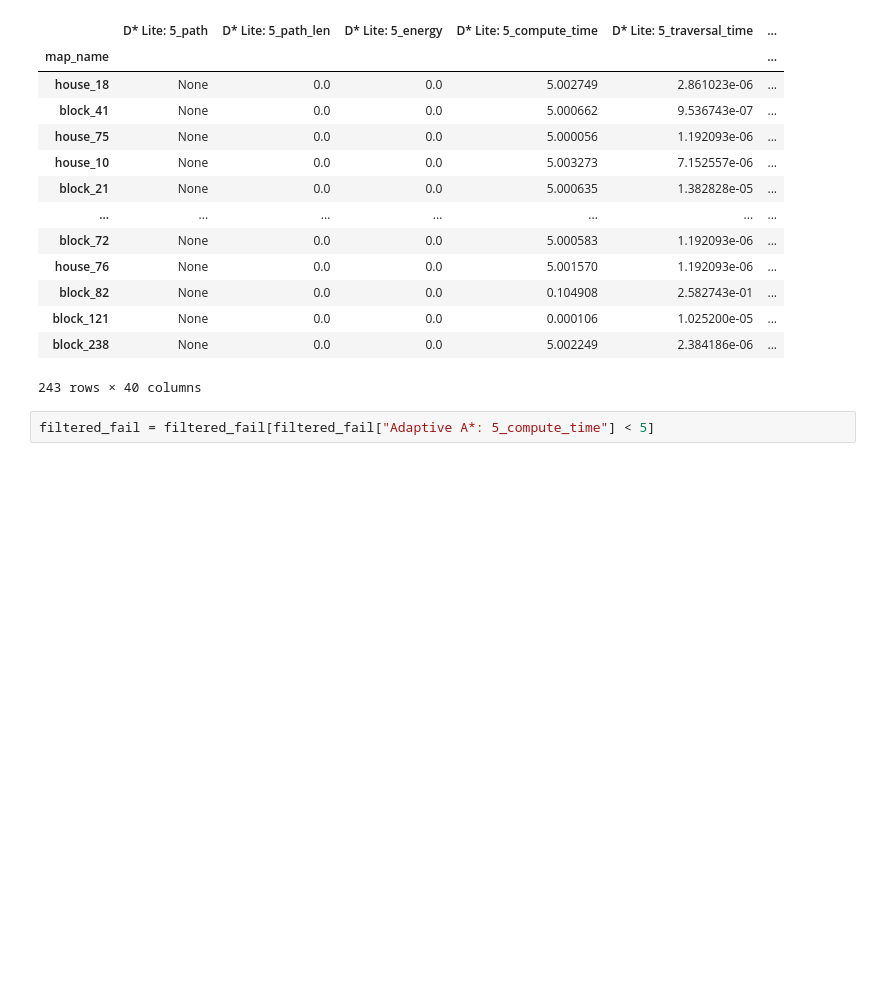
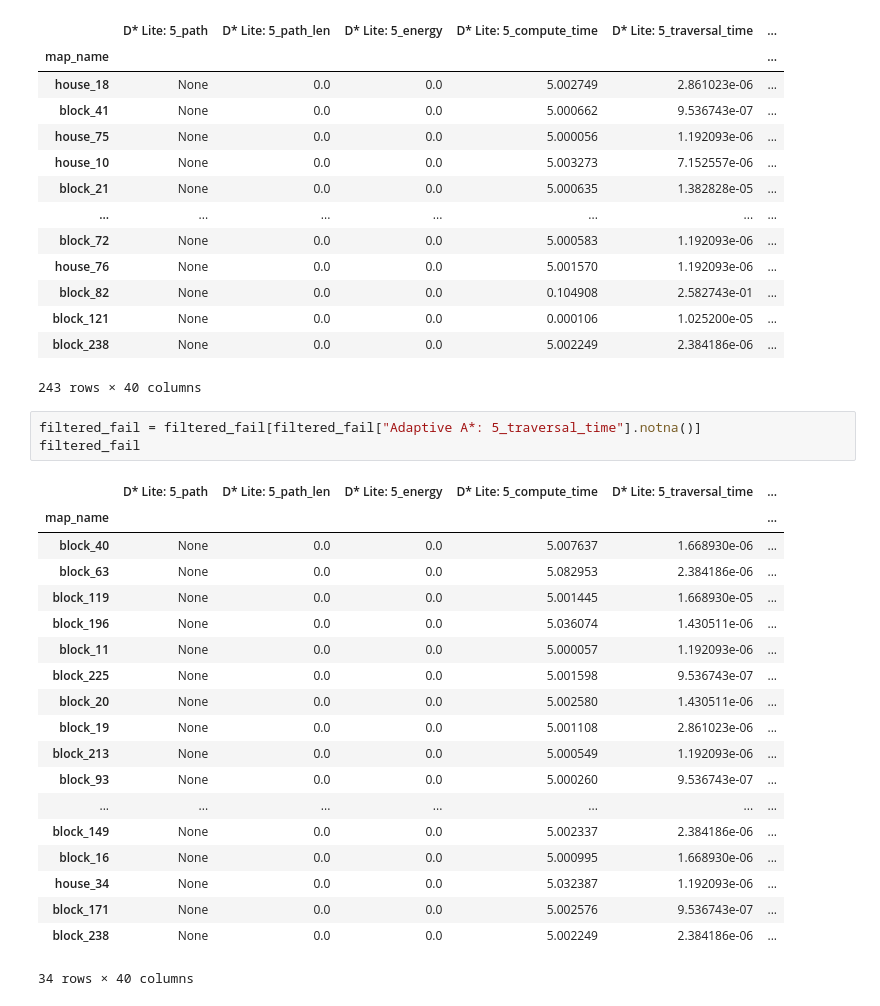
Before and after one commit to cameronstackhouse/PathPlanning, a Jupyter notebook: src/Evaluation/2D-results/analysis.ipynb, the cells around one changed output. Drawn from its saved outputs; the diff is of its cells as text; blank space fills up the shorter version.

```diff
--- a/src/Evaluation/2D-results/analysis.ipynb
+++ b/src/Evaluation/2D-results/analysis.ipynb
@@ -448,4 +448,25 @@ filtered_fail
 | block_238 | None | 0.0 | 0.0 | 5.002249 | 2.384186e-06 | ... |
 243 rows × 40 columns
 # %%
-filtered_fail = filtered_fail[filtered_fail["Adaptive A*: 5_compute_time"] < 5]
+filtered_fail = filtered_fail[filtered_fail["Adaptive A*: 5_traversal_time"].notna()]
+filtered_fail
+# %% [output]
+|  | D* Lite: 5_path | D* Lite: 5_path_len | D* Lite: 5_energy | D* Lite: 5_compute_time | D* Lite: 5_traversal_time | ... |
+| map_name |  |  |  |  |  | ... |
+| block_40 | None | 0.0 | 0.0 | 5.007637 | 1.668930e-06 | ... |
+| block_63 | None | 0.0 | 0.0 | 5.082953 | 2.384186e-06 | ... |
+| block_119 | None | 0.0 | 0.0 | 5.001445 | 1.668930e-05 | ... |
+| block_196 | None | 0.0 | 0.0 | 5.036074 | 1.430511e-06 | ... |
+| block_11 | None | 0.0 | 0.0 | 5.000057 | 1.192093e-06 | ... |
+| block_225 | None | 0.0 | 0.0 | 5.001598 | 9.536743e-07 | ... |
+| block_20 | None | 0.0 | 0.0 | 5.002580 | 1.430511e-06 | ... |
+| block_19 | None | 0.0 | 0.0 | 5.001108 | 2.861023e-06 | ... |
+| block_213 | None | 0.0 | 0.0 | 5.000549 | 1.192093e-06 | ... |
+| block_93 | None | 0.0 | 0.0 | 5.000260 | 9.536743e-07 | ... |
+| ... | ... | ... | ... | ... | ... | ... |
+| block_149 | None | 0.0 | 0.0 | 5.002337 | 2.384186e-06 | ... |
+| block_16 | None | 0.0 | 0.0 | 5.000995 | 1.668930e-06 | ... |
+| house_34 | None | 0.0 | 0.0 | 5.032387 | 1.192093e-06 | ... |
+| block_171 | None | 0.0 | 0.0 | 5.002576 | 9.536743e-07 | ... |
+| block_238 | None | 0.0 | 0.0 | 5.002249 | 2.384186e-06 | ... |
+34 rows × 40 columns
```
Also changed, not shown: 3 other files.
